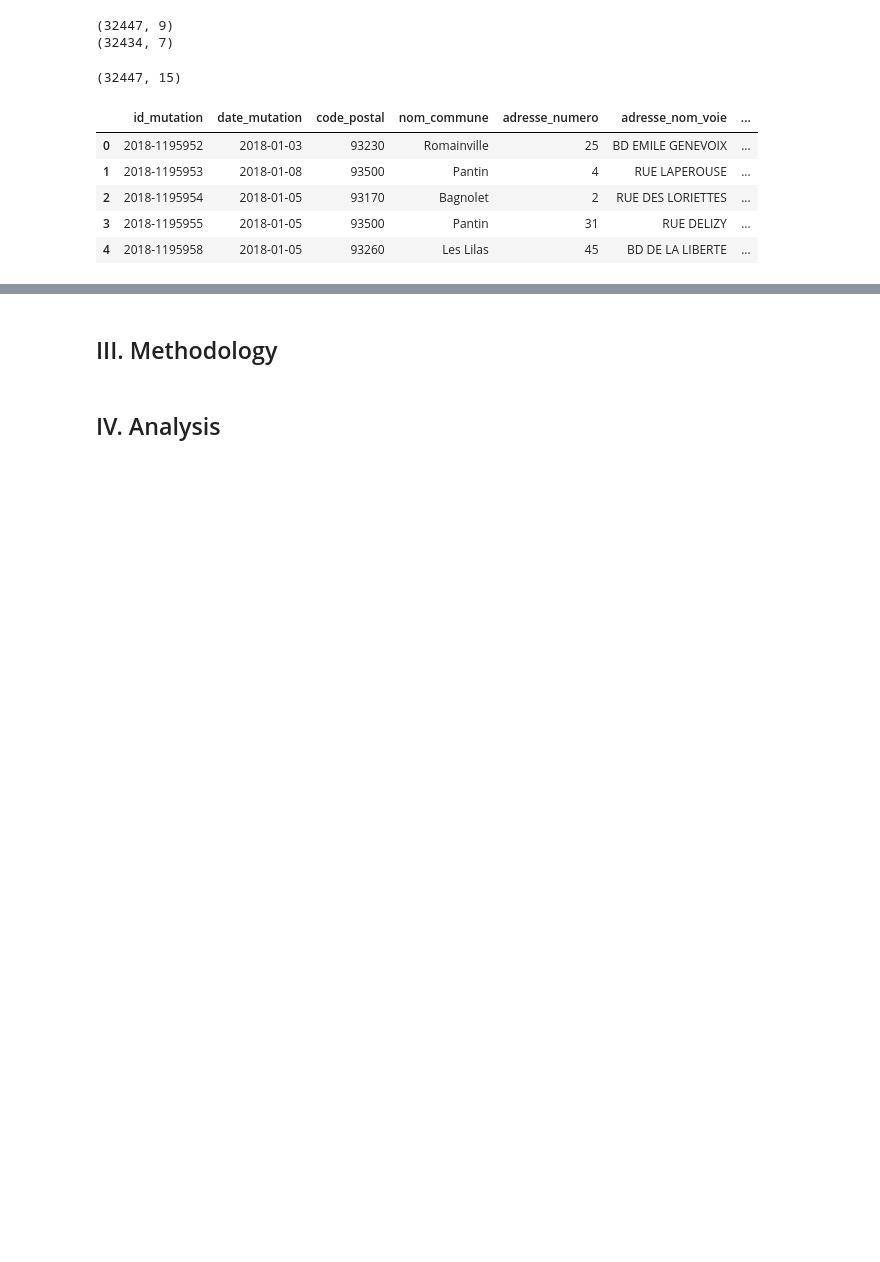
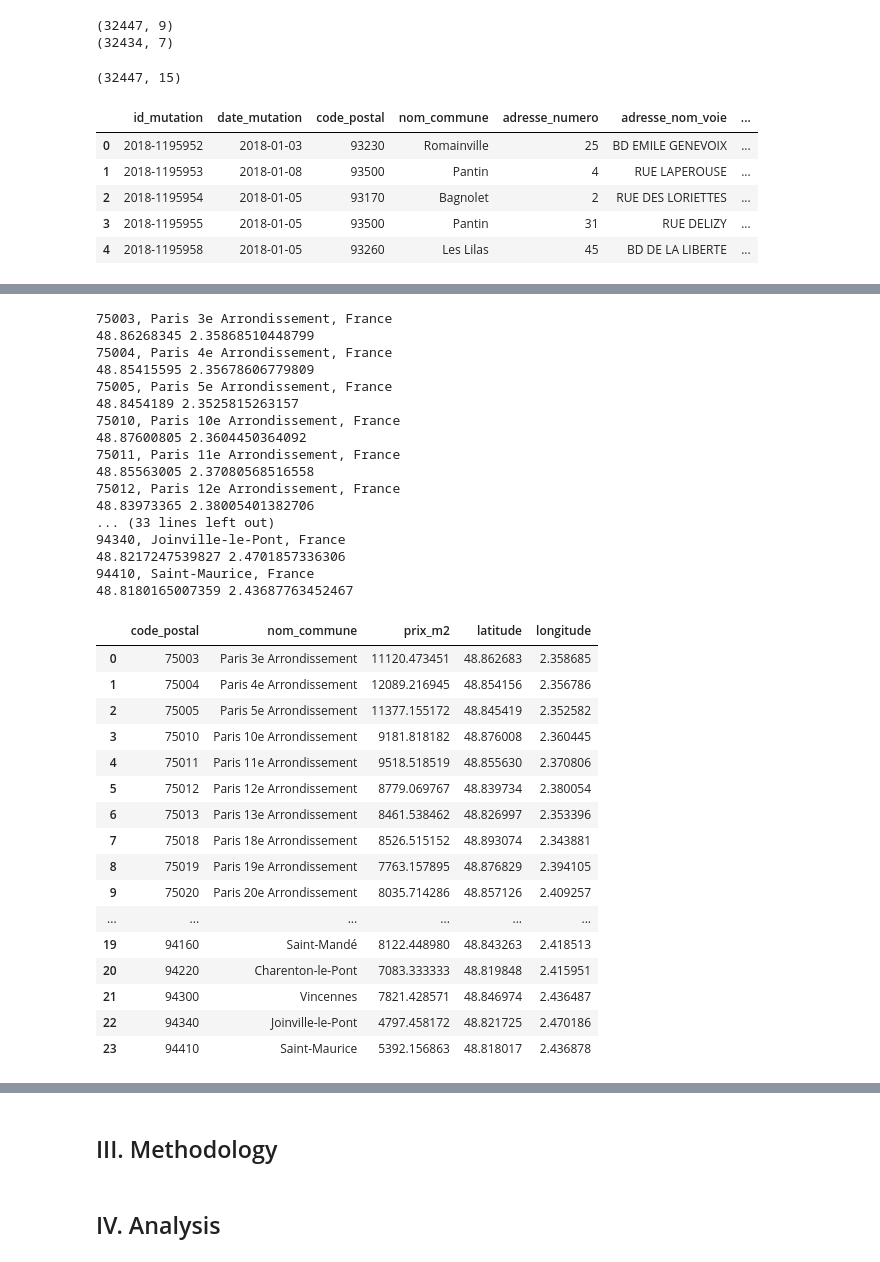
Before and after one commit to paulpreda/coursera_capstone, a Jupyter notebook: Paris - City of Light.ipynb, the cells around one changed output, grey strips where cells are left out. Saved outputs shown, nothing was run; the diff lists cells and outputs as text; code cells hidden in the pictures; blank space fills up the shorter version.

```diff
--- a/Paris - City of Light.ipynb
+++ b/Paris - City of Light.ipynb
@@ -443 +462,59 @@ print(latitude, longitude)
+# %%
+import time
+address = '93260, Les Lilas, France'
+
+for i in east_paris_cities.index:
+    address = "{0}, {1}, France".format(east_paris_cities.loc[i, 'code_postal'], east_paris_cities.loc[i, 'nom_commune'])
+    print (address)
+    geolocator = Nominatim(user_agent="foursquare_agent")
+    nb_try = 0
+    ok = False
+    while nb_try < 5 and not ok:
+        try:
+            location = geolocator.geocode(address)
+            east_paris_cities.loc[i, 'latitude'] = location.latitude
+            east_paris_cities.loc[i, 'longitude']= location.longitude
+            print(location.latitude, location.longitude)
+            ok = True
+        except:
+            print ("try again")
+            time.sleep(5)
+
+
+east_paris_cities
+# %% [output]
+75003, Paris 3e Arrondissement, France
+48.86268345 2.35868510448799
+75004, Paris 4e Arrondissement, France
+48.85415595 2.35678606779809
+75005, Paris 5e Arrondissement, France
+48.8454189 2.3525815263157
+75010, Paris 10e Arrondissement, France
+48.87600805 2.3604450364092
+75011, Paris 11e Arrondissement, France
+48.85563005 2.37080568516558
+75012, Paris 12e Arrondissement, France
+48.83973365 2.38005401382706
+... (33 lines left out)
+94340, Joinville-le-Pont, France
+48.8217247539827 2.4701857336306
+94410, Saint-Maurice, France
+48.8180165007359 2.43687763452467
+|  | code_postal | nom_commune | prix_m2 | latitude | longitude |
+| 0 | 75003 | Paris 3e Arrondissement | 11120.473451 | 48.862683 | 2.358685 |
+| 1 | 75004 | Paris 4e Arrondissement | 12089.216945 | 48.854156 | 2.356786 |
+| 2 | 75005 | Paris 5e Arrondissement | 11377.155172 | 48.845419 | 2.352582 |
+| 3 | 75010 | Paris 10e Arrondissement | 9181.818182 | 48.876008 | 2.360445 |
+| 4 | 75011 | Paris 11e Arrondissement | 9518.518519 | 48.855630 | 2.370806 |
+| 5 | 75012 | Paris 12e Arrondissement | 8779.069767 | 48.839734 | 2.380054 |
+| 6 | 75013 | Paris 13e Arrondissement | 8461.538462 | 48.826997 | 2.353396 |
+| 7 | 75018 | Paris 18e Arrondissement | 8526.515152 | 48.893074 | 2.343881 |
+| 8 | 75019 | Paris 19e Arrondissement | 7763.157895 | 48.876829 | 2.394105 |
+| 9 | 75020 | Paris 20e Arrondissement | 8035.714286 | 48.857126 | 2.409257 |
+| ... | ... | ... | ... | ... | ... |
+| 19 | 94160 | Saint-Mandé | 8122.448980 | 48.843263 | 2.418513 |
+| 20 | 94220 | Charenton-le-Pont | 7083.333333 | 48.819848 | 2.415951 |
+| 21 | 94300 | Vincennes | 7821.428571 | 48.846974 | 2.436487 |
+| 22 | 94340 | Joinville-le-Pont | 4797.458172 | 48.821725 | 2.470186 |
+| 23 | 94410 | Saint-Maurice | 5392.156863 | 48.818017 | 2.436878 |
 # %%
```
Also changed, not shown: parts of 25 cells of this notebook.
